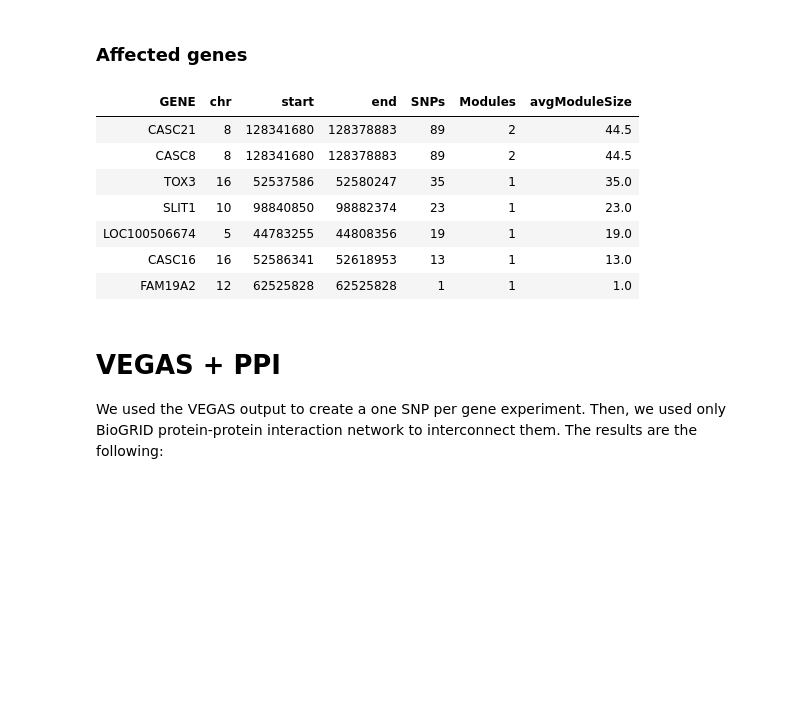
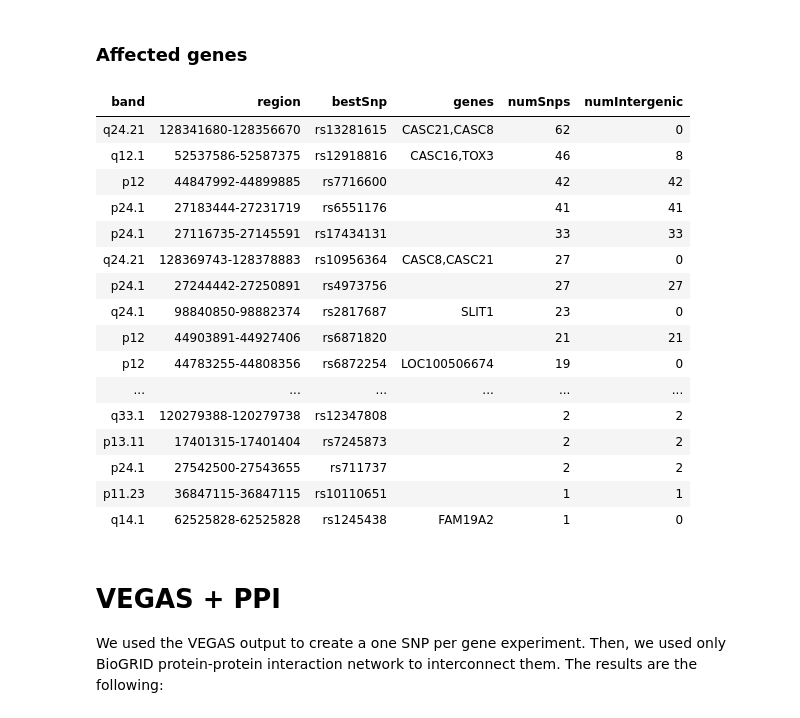
Before and after one commit to hclimente/genewa, a Jupyter notebook: results/genesis/additive_analysis.ipynb, the cells around one changed output. Cells and saved outputs as stored; diff of their text form; code cells hidden in the pictures; blank space fills up the shorter version.

```diff
--- a/results/genesis/additive_analysis.ipynb
+++ b/results/genesis/additive_analysis.ipynb
@@ -579,17 +564,26 @@ plot_ideogram(gi2_ld)
 [figure]
 # %% [markdown]
 ### Affected genes
-# %%
-involved_genes(gi2_ld)
-# %% [output]
-| GENE | chr | start | end | SNPs | Modules | avgModuleSize |
-| CASC21 | 8 | 128341680 | 128378883 | 89 | 2 | 44.5 |
-| CASC8 | 8 | 128341680 | 128378883 | 89 | 2 | 44.5 |
-| TOX3 | 16 | 52537586 | 52580247 | 35 | 1 | 35.0 |
-| SLIT1 | 10 | 98840850 | 98882374 | 23 | 1 | 23.0 |
-| LOC100506674 | 5 | 44783255 | 44808356 | 19 | 1 | 19.0 |
-| CASC16 | 16 | 52586341 | 52618953 | 13 | 1 | 13.0 |
-| FAM19A2 | 12 | 62525828 | 62525828 | 1 | 1 | 1.0 |
+# %%
+table_regions(gi2_ld, net)
+# %% [output]
+| band | region | bestSnp | genes | numSnps | numIntergenic |
+| q24.21 | 128341680-128356670 | rs13281615 | CASC21,CASC8 | 62 | 0 |
+| q12.1 | 52537586-52587375 | rs12918816 | CASC16,TOX3 | 46 | 8 |
+| p12 | 44847992-44899885 | rs7716600 |  | 42 | 42 |
+| p24.1 | 27183444-27231719 | rs6551176 |  | 41 | 41 |
+| p24.1 | 27116735-27145591 | rs17434131 |  | 33 | 33 |
+| q24.21 | 128369743-128378883 | rs10956364 | CASC8,CASC21 | 27 | 0 |
+| p24.1 | 27244442-27250891 | rs4973756 |  | 27 | 27 |
+| q24.1 | 98840850-98882374 | rs2817687 | SLIT1 | 23 | 0 |
+| p12 | 44903891-44927406 | rs6871820 |  | 21 | 21 |
+| p12 | 44783255-44808356 | rs6872254 | LOC100506674 | 19 | 0 |
+| ... | ... | ... | ... | ... | ... |
+| q33.1 | 120279388-120279738 | rs12347808 |  | 2 | 2 |
+| p13.11 | 17401315-17401404 | rs7245873 |  | 2 | 2 |
+| p24.1 | 27542500-27543655 | rs711737 |  | 2 | 2 |
+| p11.23 | 36847115-36847115 | rs10110651 |  | 1 | 1 |
+| q14.1 | 62525828-62525828 | rs1245438 | FAM19A2 | 1 | 0 |
 # %% [markdown]
 # VEGAS + PPI
 
```
Also changed, not shown: parts of 17 cells of this notebook, 2 other files.
